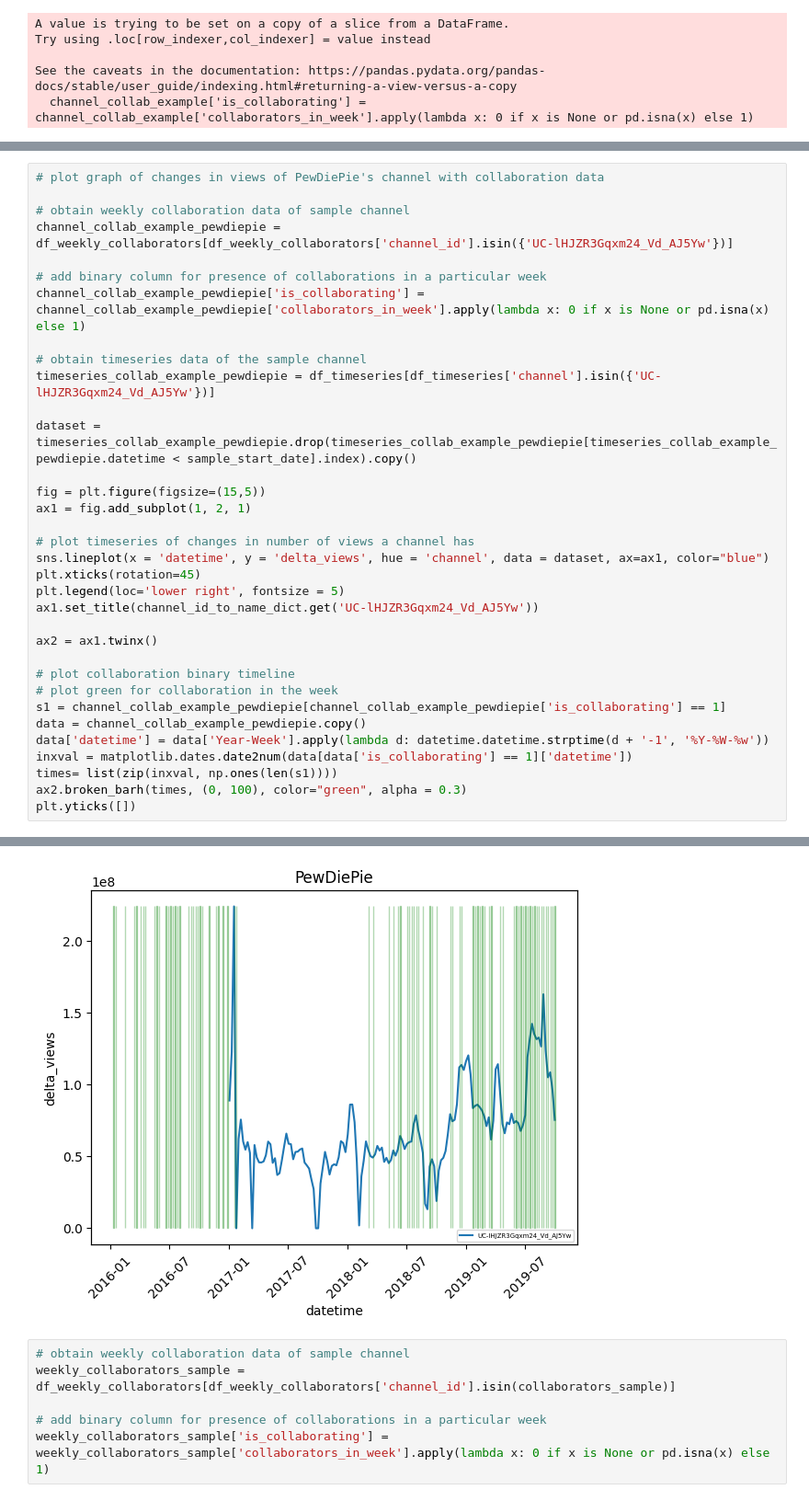
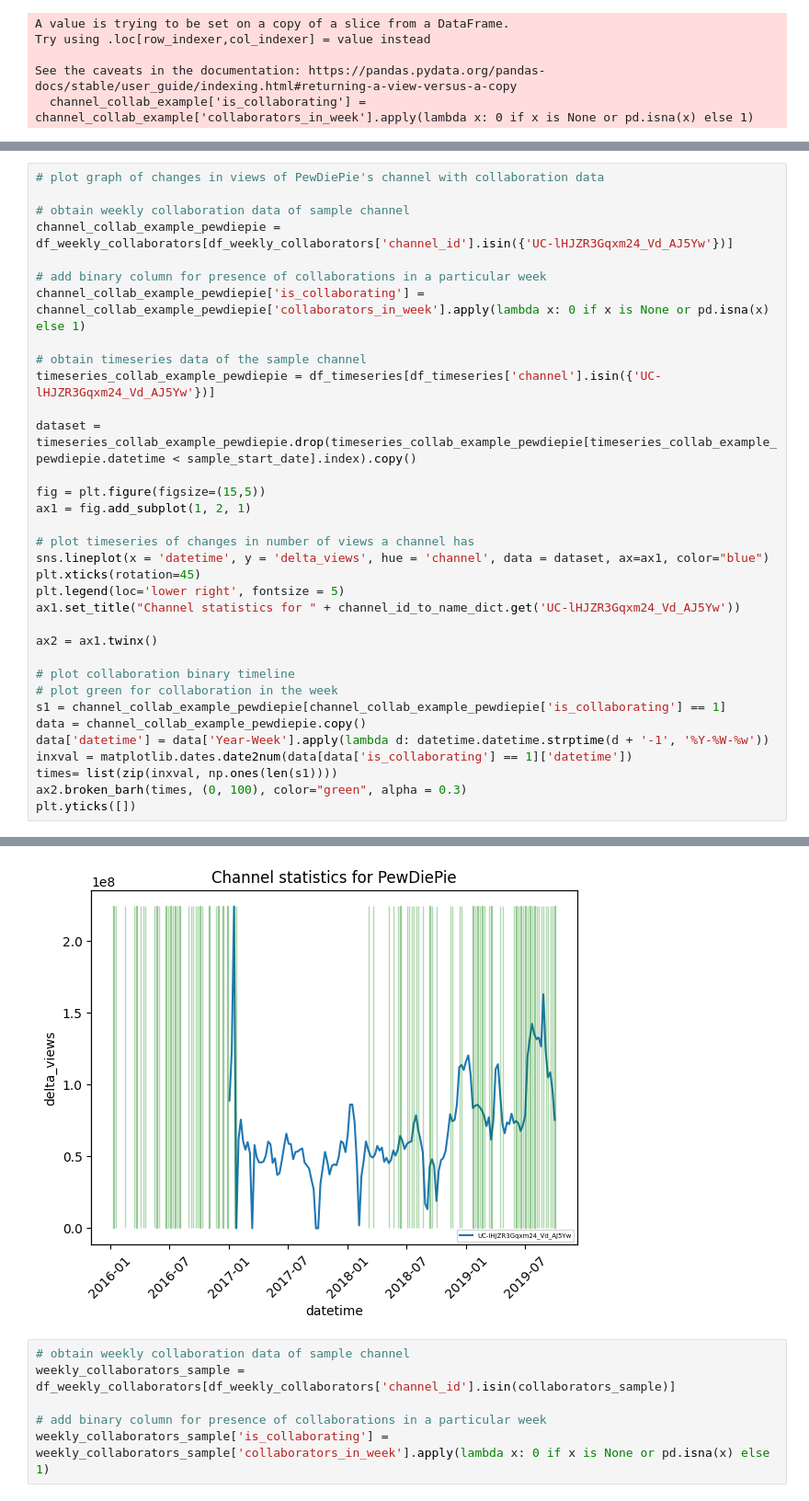
Before and after one commit to epfl-ada/ada-2023-project-adacadabra, a Jupyter notebook: Research q 4.ipynb, the cells around one changed output, grey strips where cells are left out. Shown at 92% size. Cells and saved outputs as stored; diff of their text form.

```diff
--- a/Research q 4.ipynb
+++ b/Research q 4.ipynb
@@ -232,35 +232,35 @@ channel_collab_example_pewdiepie['is_collaborating'] = channel_collab_example_pe
 timeseries_collab_example_pewdiepie = df_timeseries[df_timeseries['channel'].isin({'UC-lHJZR3Gqxm24_Vd_AJ5Yw'})]
 
 dataset = timeseries_collab_example_pewdiepie.drop(timeseries_collab_example_pewdiepie[timeseries_collab_example_pewdiepie.datetime < sample_start_date].index).copy()
 
 fig = plt.figure(figsize=(15,5))
 ax1 = fig.add_subplot(1, 2, 1)
 
 # plot timeseries of changes in number of views a channel has
 sns.lineplot(x = 'datetime', y = 'delta_views', hue = 'channel', data = dataset, ax=ax1, color="blue")
 plt.xticks(rotation=45)
 plt.legend(loc='lower right', fontsize = 5)
-ax1.set_title(channel_id_to_name_dict.get('UC-lHJZR3Gqxm24_Vd_AJ5Yw'))
+ax1.set_title("Channel statistics for " + channel_id_to_name_dict.get('UC-lHJZR3Gqxm24_Vd_AJ5Yw'))
 
 ax2 = ax1.twinx()
 
 # plot collaboration binary timeline
 # plot green for collaboration in the week
 s1 = channel_collab_example_pewdiepie[channel_collab_example_pewdiepie['is_collaborating'] == 1]
 data = channel_collab_example_pewdiepie.copy()
 data['datetime'] = data['Year-Week'].apply(lambda d: datetime.datetime.strptime(d + '-1', '%Y-%W-%w'))
 inxval = matplotlib.dates.date2num(data[data['is_collaborating'] == 1]['datetime'])
 times= list(zip(inxval, np.ones(len(s1))))
 ax2.broken_barh(times, (0, 100), color="green", alpha = 0.3)
 plt.yticks([])
 # %% [output]
 A value is trying to be set on a copy of a slice from a DataFrame.
 Try using .loc[row_indexer,col_indexer] = value instead
 
 See the caveats in the documentation: https://pandas.pydata.org/pandas-docs/stable/user_guide/indexing.html#returning-a-view-versus-a-copy
   channel_collab_example_pewdiepie['is_collaborating'] = channel_collab_example_pewdiepie['collaborators_in_week'].apply(lambda x: 0 if x is None or pd.isna(x) else 1)
 ([], [])
-[figure, old version]
+[figure, new version]
 # %%
 # obtain weekly collaboration data of sample channel
 weekly_collaborators_sample = df_weekly_collaborators[df_weekly_collaborators['channel_id'].isin(collaborators_sample)]
```
Also changed, not shown: parts of 2 cells of this notebook.
